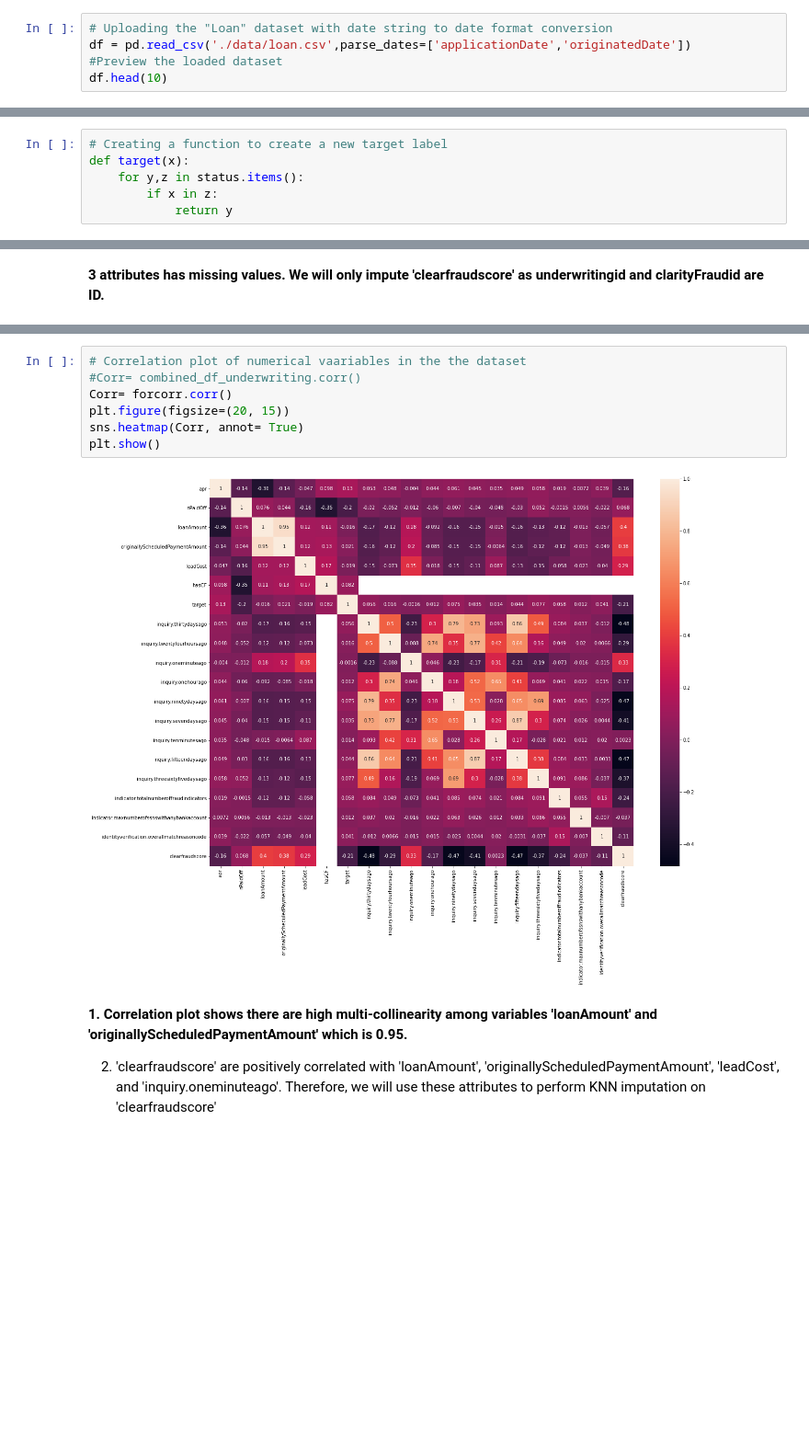
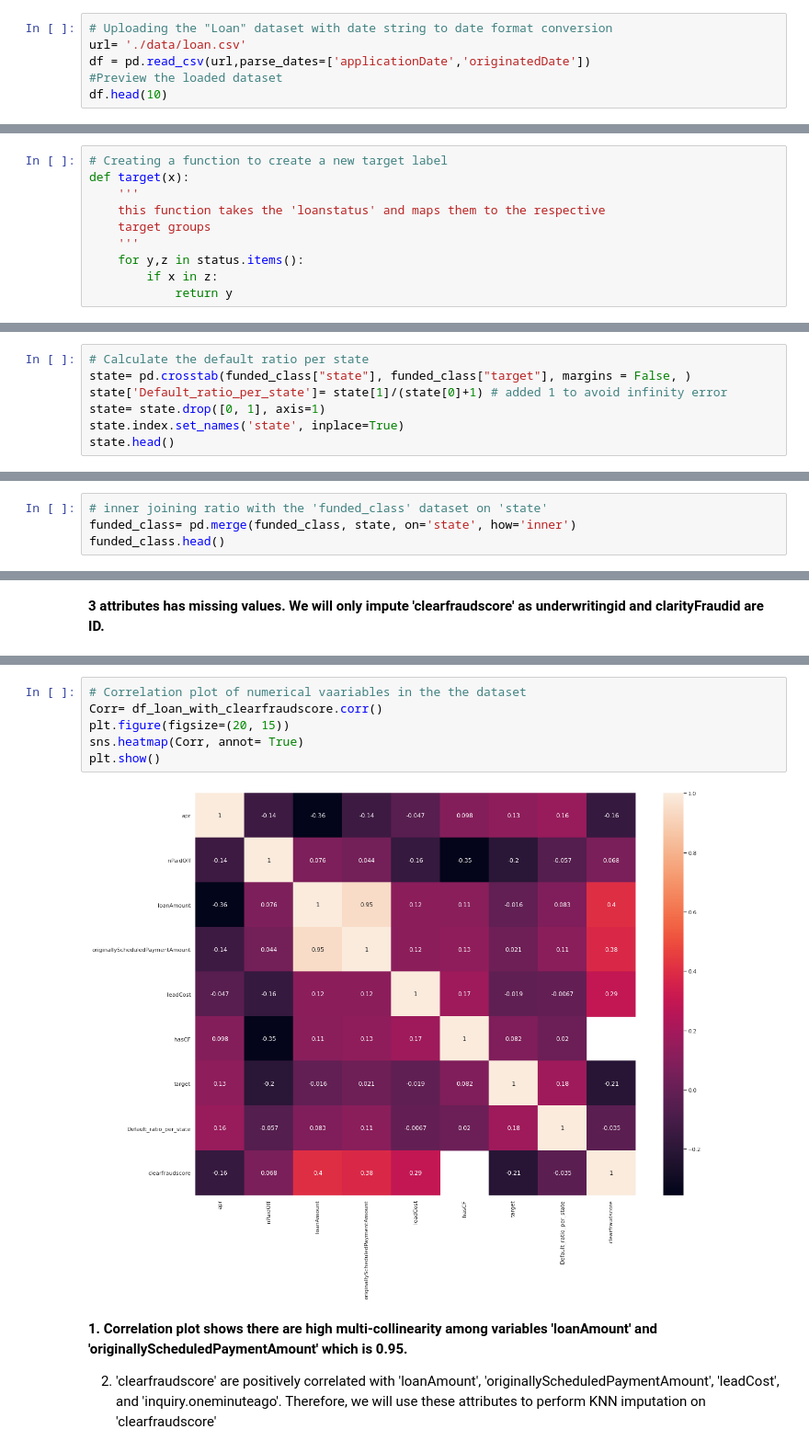
Before and after one commit to mshaek/LoanPredictionApp, a Jupyter notebook: notebooks/MoneyLion_Repayment_Mahfuzur_part_1.ipynb, the cells around one changed output, grey strips where cells are left out. Shown: that part at 92% size. Cells and saved outputs as stored; diff of their text form; blank space fills up the shorter version.

```diff
--- a/notebooks/MoneyLion_Repayment_Mahfuzur_part_1.ipynb
+++ b/notebooks/MoneyLion_Repayment_Mahfuzur_part_1.ipynb
@@ -78,7 +84,8 @@ replace __MACOSX/._data? [y]es, [n]o, [A]ll, [N]one, [r]ename: y
 ## Uploading 'Loan' Dataset
 # %%
 # Uploading the "Loan" dataset with date string to date format conversion
-df = pd.read_csv('./data/loan.csv',parse_dates=['applicationDate','originatedDate'])
+url= './data/loan.csv'
+df = pd.read_csv(url,parse_dates=['applicationDate','originatedDate'])
 #Preview the loaded dataset
 df.head(10)
 # %% [output]
@@ -396,6 +385,10 @@ status = {1:['Settled Bankruptcy',
 # %%
 # Creating a function to create a new target label
 def target(x):
+    '''
+    this function takes the 'loanstatus' and maps them to the respective
+    target groups
+    '''
     for y,z in status.items():
         if x in z:
             return y
@@ -521,0 +512,7 @@ sns.countplot(x="state", hue="target", data=funded_class, order = funded_class['
+# %%
+# Calculate the default ratio per state
+state= pd.crosstab(funded_class["state"], funded_class["target"], margins = False, )
+state['Default_ratio_per_state']= state[1]/(state[0]+1) # added 1 to avoid infinity error
+state= state.drop([0, 1], axis=1)
+state.index.set_names('state', inplace=True)
+state.head()
@@ -521,0 +527,4 @@ sns.countplot(x="state", hue="target", data=funded_class, order = funded_class['
+# %%
+# inner joining ratio with the 'funded_class' dataset on 'state'
+funded_class= pd.merge(funded_class, state, on='state', how='inner')
+funded_class.head()
@@ -763,12 +735,11 @@ memory usage: 4.7 MB
 # %%
 # Correlation plot of numerical vaariables in the the dataset
-#Corr= combined_df_underwriting.corr()
-Corr= forcorr.corr()
+Corr= df_loan_with_clearfraudscore.corr()
 plt.figure(figsize=(20, 15))
 sns.heatmap(Corr, annot= True)
 plt.show()
 # %% [output]
-[figure, old version]
+[figure, new version]
 # %% [markdown]
 <b>1. Correlation plot shows there are high multi-collinearity among variables 'loanAmount' and 'originallyScheduledPaymentAmount' which is 0.95.
 
```
Also changed, not shown: parts of 51 cells of this notebook.
